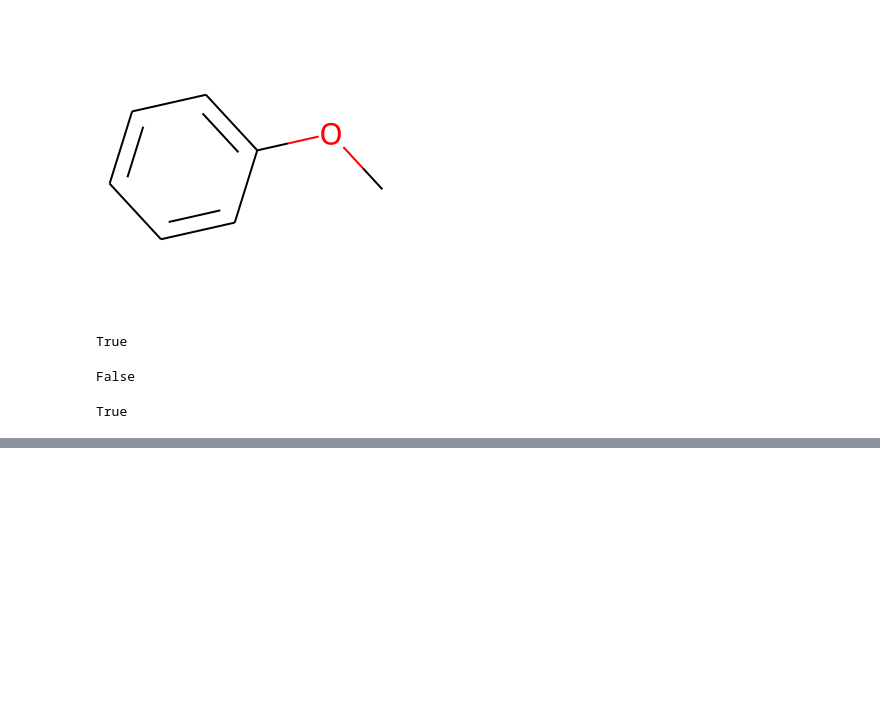
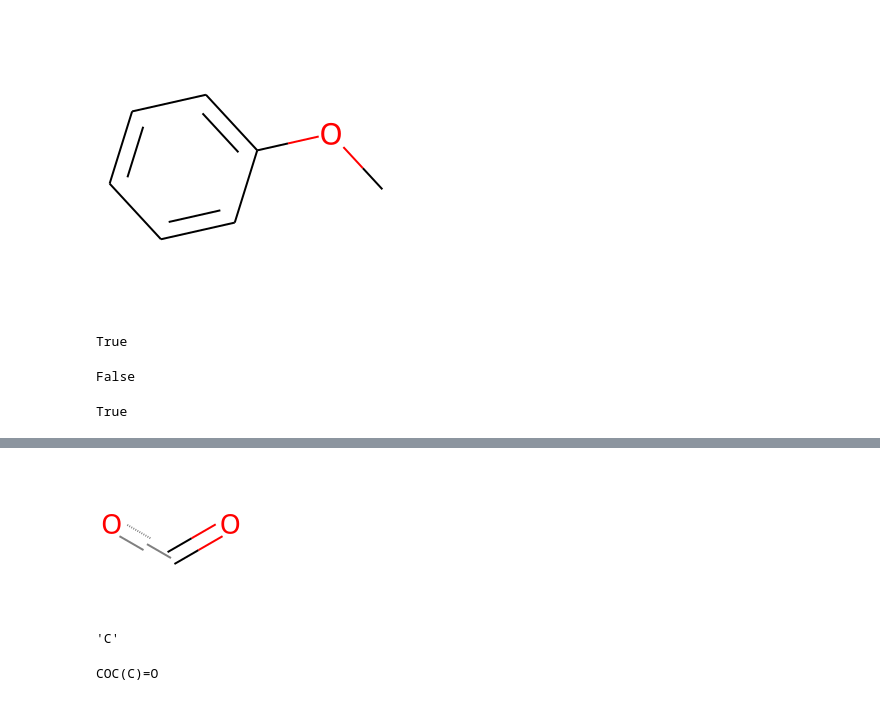
Before and after one commit to jinwoo3239/rdkit, a Jupyter notebook: rdkit_practice.ipynb, the cells around one changed output, grey strips where cells are left out. Drawn from its saved outputs; the diff is of its cells as text; code cells hidden in the pictures; blank space fills up the shorter version.

```diff
--- a/rdkit_practice.ipynb
+++ b/rdkit_practice.ipynb
@@ -919,0 +953,4 @@ m = Chem.MolFromSmiles()
+# %%
+Chem.Draw.MolToImage(patt, size=(150, 150))
+# %% [output]
+[figure, added]
@@ -919,0 +960,5 @@ m = Chem.MolFromSmiles()
+# %%
+rm = AllChem.DeleteSubstructs(m, patt)
+Chem.MolToSmiles(rm)
+# %% [output]
+'C'
@@ -919,0 +971,7 @@ m = Chem.MolFromSmiles()
+# %%
+rms = AllChem.ReplaceSubstructs(m, patt, repl)
+
+for a in rms: # 여러개 나올 수 있어서.. rms[0] 으로 놓고 사용 해도 괜찮음
+    print(Chem.MolToSmiles(a))
+# %% [output]
+COC(C)=O
```
Also changed, not shown: parts of 43 cells of this notebook.
